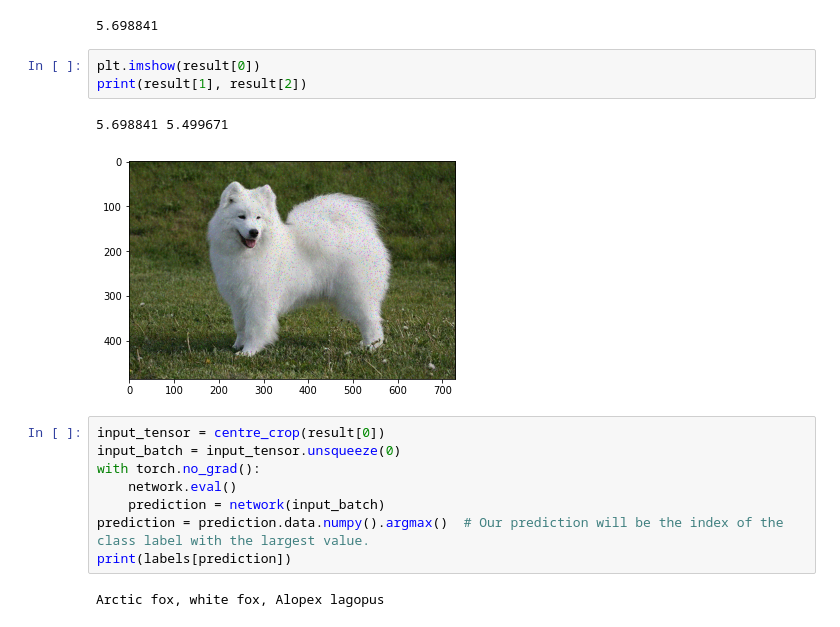
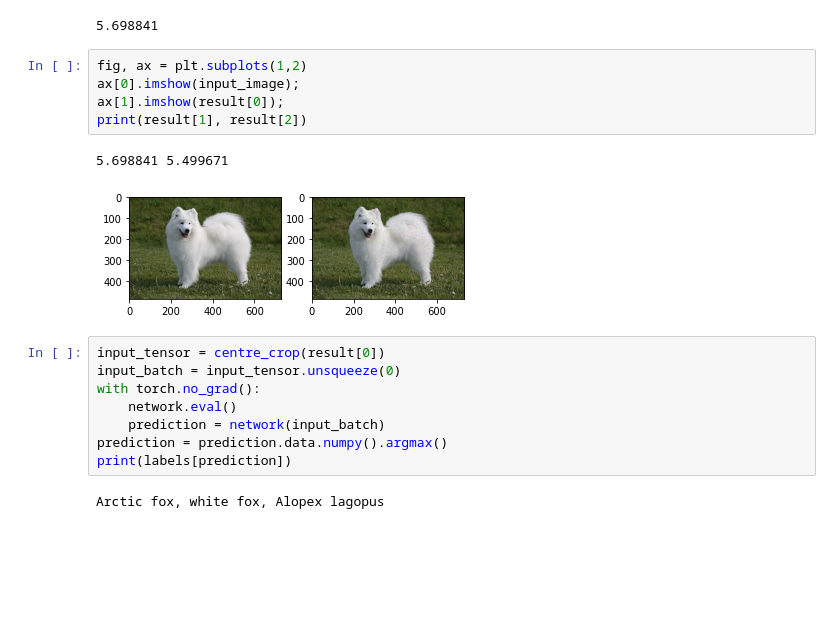
Before and after one commit to DanonOfficial/Adversarial_Attacks_project, a Jupyter notebook: AdvAttack.ipynb, the cells around one changed output. Saved outputs shown, nothing was run; the diff lists cells and outputs as text; blank space fills up the shorter version.

Commit message:
fixed a bit image show

```diff
--- a/AdvAttack.ipynb
+++ b/AdvAttack.ipynb
@@ -150,18 +150,20 @@ result = simba_attack(result[0], 258, 0.2, network, 1000)
 # %% [output]
 5.698841
 # %%
-plt.imshow(result[0])
+fig, ax = plt.subplots(1,2)
+ax[0].imshow(input_image);
+ax[1].imshow(result[0]);
 print(result[1], result[2])
 # %% [output]
 5.698841 5.499671
-[figure, old version]
+[figure, new version]
 # %%
 input_tensor = centre_crop(result[0])
 input_batch = input_tensor.unsqueeze(0)
 with torch.no_grad():
     network.eval()
     prediction = network(input_batch)
-prediction = prediction.data.numpy().argmax()  # Our prediction will be the index of the class label with the largest value.
+prediction = prediction.data.numpy().argmax()
 print(labels[prediction])
 # %% [output]
 Arctic fox, white fox, Alopex lagopus
```
